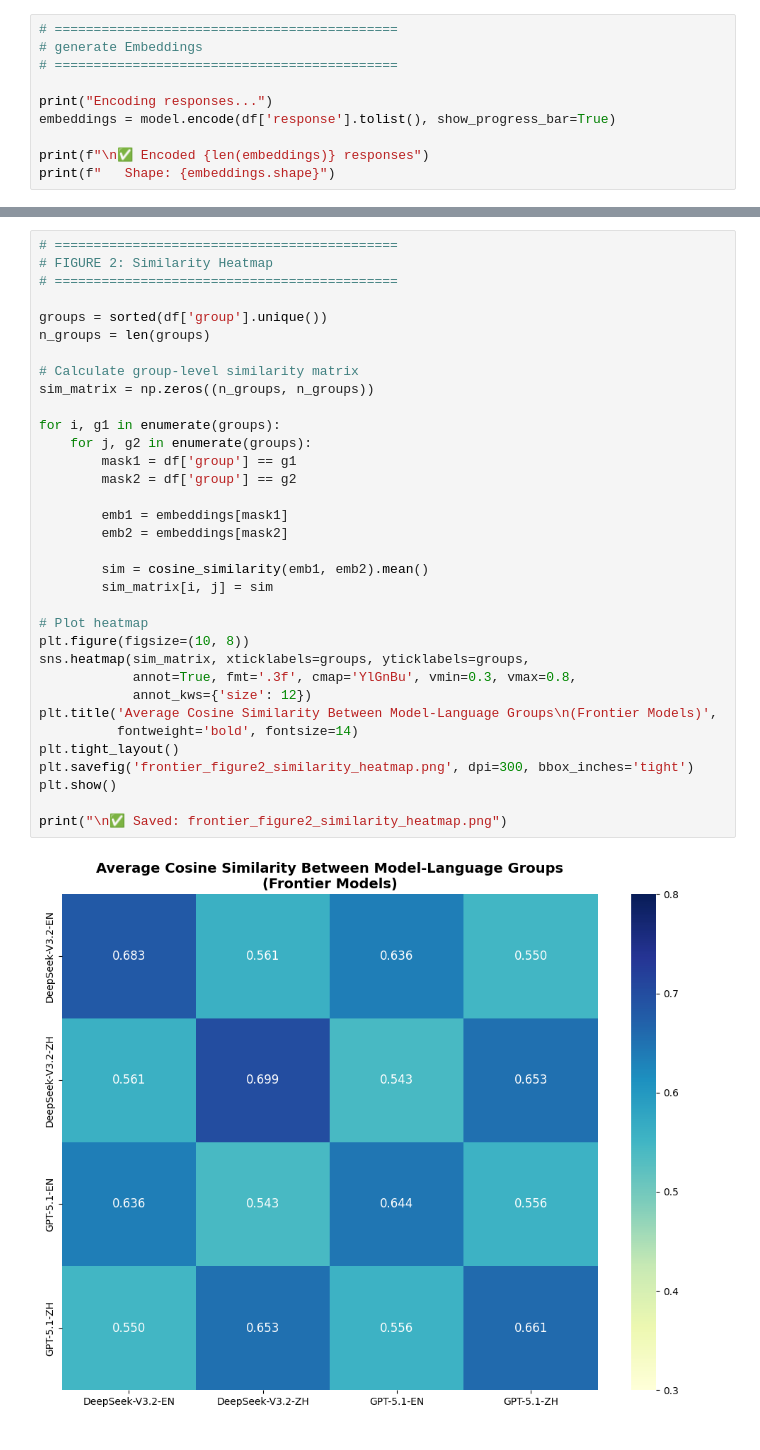
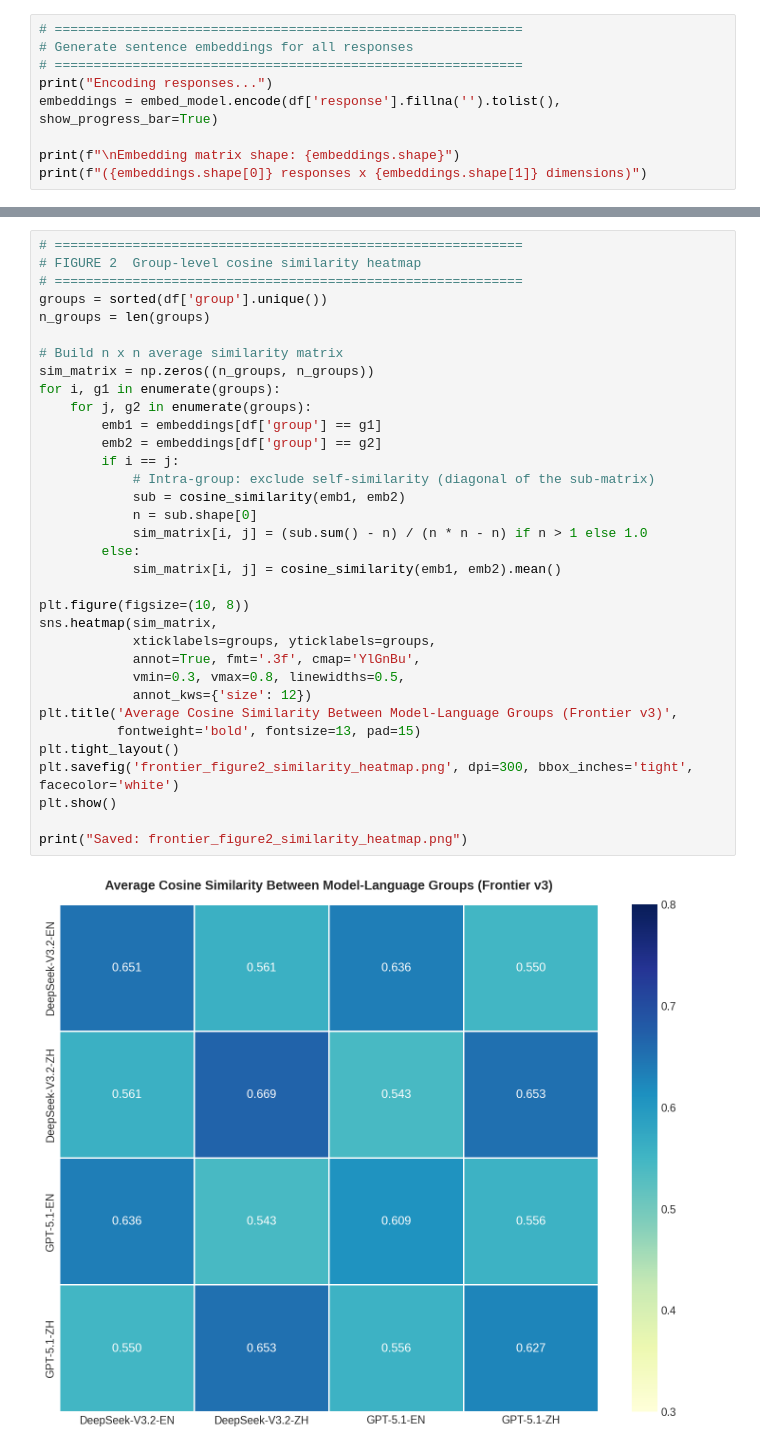
Before and after one commit to ooodddee/Trans-border-Representation-Probe, a Jupyter notebook: experiments/v3_frontier_probe/v3_embedding.ipynb, the cells around one changed output, grey strips where cells are left out. Drawn from its saved outputs; the diff is of its cells as text.

```diff
--- a/experiments/v3_frontier_probe/v3_embedding.ipynb
+++ b/experiments/v3_frontier_probe/v3_embedding.ipynb
@@ -89,12 +133,11 @@ Loading multilingual embedding model...
 # %%
-# ============================================
-# generate Embeddings
-# ============================================
+# ============================================================
+# Generate sentence embeddings for all responses
+# ============================================================
+print("Encoding responses...")
+embeddings = embed_model.encode(df['response'].fillna('').tolist(), show_progress_bar=True)
 
-print("Encoding responses...")
-embeddings = model.encode(df['response'].tolist(), show_progress_bar=True)
-
-print(f"\n✅ Encoded {len(embeddings)} responses")
-print(f"   Shape: {embeddings.shape}")
+print(f"\nEmbedding matrix shape: {embeddings.shape}")
+print(f"({embeddings.shape[0]} responses x {embeddings.shape[1]} dimensions)")
 # %% [output]
 Encoding responses...
@@ -158,36 +209,36 @@ Running t-SNE...
 # %%
-# ============================================
-# FIGURE 2: Similarity Heatmap
-# ============================================
-
+# ============================================================
+# FIGURE 2  Group-level cosine similarity heatmap
+# ============================================================
 groups = sorted(df['group'].unique())
 n_groups = len(groups)
 
-# Calculate group-level similarity matrix
+# Build n x n average similarity matrix
 sim_matrix = np.zeros((n_groups, n_groups))
-
 for i, g1 in enumerate(groups):
     for j, g2 in enumerate(groups):
-        mask1 = df['group'] == g1
-        mask2 = df['group'] == g2
+        emb1 = embeddings[df['group'] == g1]
+        emb2 = embeddings[df['group'] == g2]
+        if i == j:
+            # Intra-group: exclude self-similarity (diagonal of the sub-matrix)
+            sub = cosine_similarity(emb1, emb2)
+            n = sub.shape[0]
+            sim_matrix[i, j] = (sub.sum() - n) / (n * n - n) if n > 1 else 1.0
+        else:
+            sim_matrix[i, j] = cosine_similarity(emb1, emb2).mean()
 
-        emb1 = embeddings[mask1]
-        emb2 = embeddings[mask2]
-
-        sim = cosine_similarity(emb1, emb2).mean()
-        sim_matrix[i, j] = sim
-
-# Plot heatmap
 plt.figure(figsize=(10, 8))
-sns.heatmap(sim_matrix, xticklabels=groups, yticklabels=groups,
-            annot=True, fmt='.3f', cmap='YlGnBu', vmin=0.3, vmax=0.8,
+sns.heatmap(sim_matrix,
+            xticklabels=groups, yticklabels=groups,
+            annot=True, fmt='.3f', cmap='YlGnBu',
+            vmin=0.3, vmax=0.8, linewidths=0.5,
             annot_kws={'size': 12})
-plt.title('Average Cosine Similarity Between Model-Language Groups\n(Frontier Models)',
-          fontweight='bold', fontsize=14)
+plt.title('Average Cosine Similarity Between Model-Language Groups (Frontier v3)',
+          fontweight='bold', fontsize=13, pad=15)
 plt.tight_layout()
-plt.savefig('frontier_figure2_similarity_heatmap.png', dpi=300, bbox_inches='tight')
+plt.savefig('frontier_figure2_similarity_heatmap.png', dpi=300, bbox_inches='tight', facecolor='white')
 plt.show()
 
-print("\n✅ Saved: frontier_figure2_similarity_heatmap.png")
+print("Saved: frontier_figure2_similarity_heatmap.png")
 # %% [output]
-[figure, old version]
+[figure, new version]
```
Also changed, not shown: parts of 21 cells of this notebook, 10 other files.
